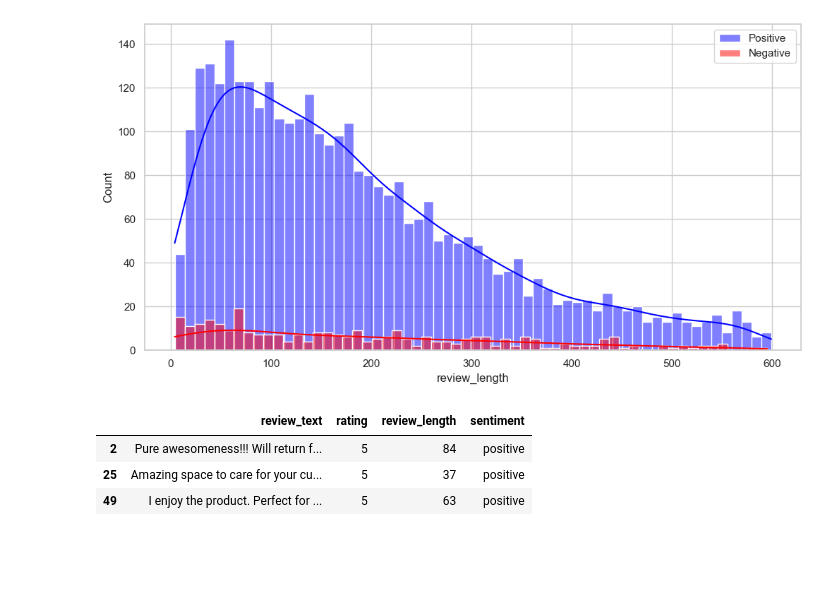
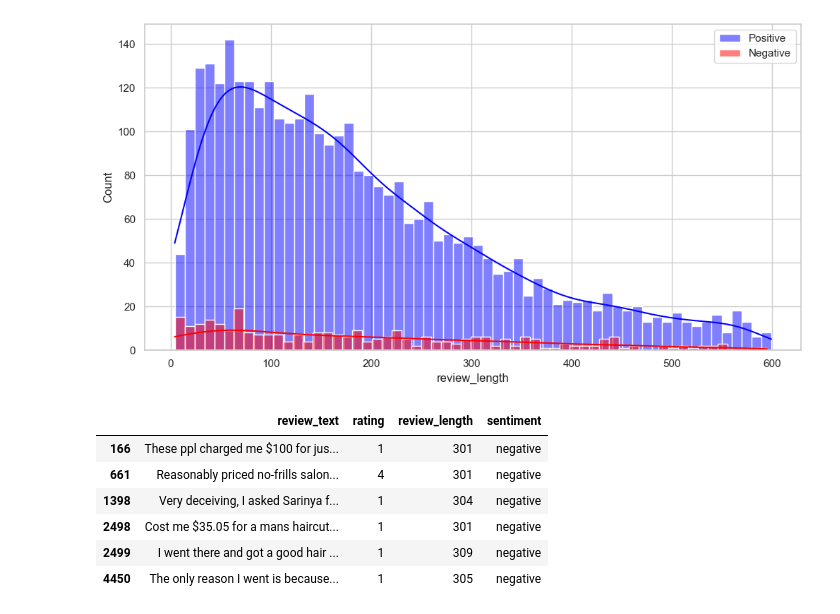
Before and after one commit to minki-j/ernest, a Jupyter notebook: scripts/review_preprocessing.ipynb, the cells around one changed output. Cells and saved outputs as stored; diff of their text form; code cells hidden in the pictures; blank space fills up the shorter version.

```diff
--- a/scripts/review_preprocessing.ipynb
+++ b/scripts/review_preprocessing.ipynb
@@ -12,6 +12,11 @@ import pandas as pd
 
 reviews = pd.read_csv('./scrapped_reviews/reviews.csv')
 salon_list = pd.read_csv("./scrapped_reviews/salon_list.csv")
+# %%
+
+reviews = reviews[["place_name", "review_text", "rating", "published_at_date"]]
+reviews = reviews.head(30)
+reviews.to_csv('./scrapped_reviews/reviews_selected_small.csv', index=False)
 # %%
 reviews.head(1)
 # %% [output]
@@ -117,12 +122,19 @@ plt.show()
 # %%
 # show reviews with length less than 50
 # show the full value of review
 # show all rows
 pd.set_option('display.max_colwidth', None)
 pd.set_option('display.max_rows', None)
-reviews[reviews["review_length"] < 100].head(3)
+reviews[
+    (reviews["review_length"] > 300)
+    & (reviews["review_length"] < 310)
+    & (reviews["sentiment"] == "negative")
+].head(10)
 # %% [output]
 |  | review_text | rating | review_length | sentiment |
-| 2 | Pure awesomeness!!! Will return f... | 5 | 84 | positive |
-| 25 | Amazing space to care for your cu... | 5 | 37 | positive |
-| 49 | I enjoy the product. Perfect for ... | 5 | 63 | positive |
+| 166 | These ppl charged me $100 for jus... | 1 | 301 | negative |
+| 661 | Reasonably priced no-frills salon... | 4 | 301 | negative |
+| 1398 | Very deceiving, I asked Sarinya f... | 1 | 304 | negative |
+| 2498 | Cost me $35.05 for a mans haircut... | 1 | 301 | negative |
+| 2499 | I went there and got a good hair ... | 1 | 309 | negative |
+| 4450 | The only reason I went is because... | 1 | 305 | negative |
```
Also changed, not shown: parts of 1 cell of this notebook, 17 other files.
